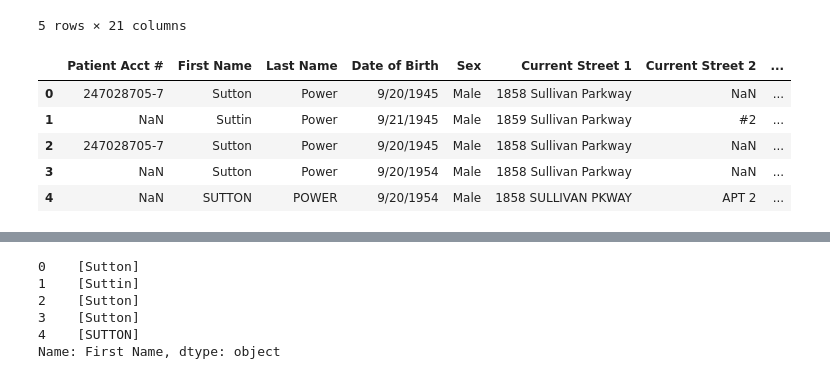
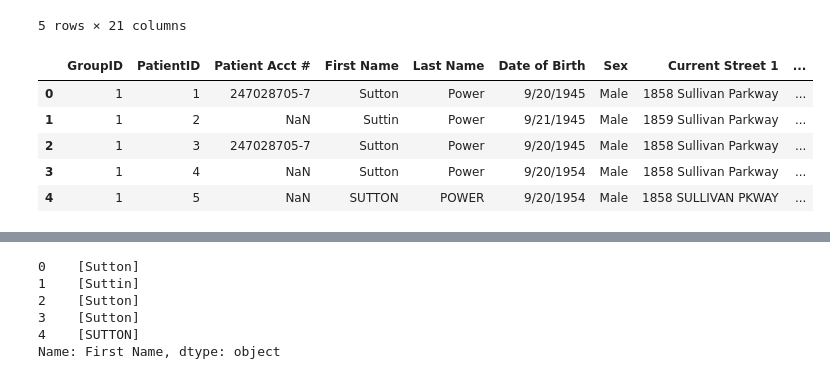
Before and after one commit to danieladea/patientMatching, a Jupyter notebook: patientMatching.ipynb, the cells around one changed output, grey strips where cells are left out. Saved outputs shown, nothing was run; the diff lists cells and outputs as text; code cells hidden in the pictures.

```diff
--- a/patientMatching.ipynb
+++ b/patientMatching.ipynb
@@ -12,15 +12,15 @@ patients.head()
 | 4 | 1 | 5 | NaN | SUTTON | NaN | POWER | 9/20/1954 | Male | ... |
 5 rows × 21 columns
 # %%
-cleanPatients = patients.drop(["GroupID", "MI"], axis =1)
+cleanPatients = patients.drop(["MI"], axis =1)
 cleanPatients.head()
 # %% [output]
-|  | Patient Acct # | First Name | Last Name | Date of Birth | Sex | Current Street 1 | Current Street 2 | ... |
-| 0 | 247028705-7 | Sutton | Power | 9/20/1945 | Male | 1858 Sullivan Parkway | NaN | ... |
-| 1 | NaN | Suttin | Power | 9/21/1945 | Male | 1859 Sullivan Parkway | #2 | ... |
-| 2 | 247028705-7 | Sutton | Power | 9/20/1945 | Male | 1858 Sullivan Parkway | NaN | ... |
-| 3 | NaN | Sutton | Power | 9/20/1954 | Male | 1858 Sullivan Parkway | NaN | ... |
-| 4 | NaN | SUTTON | POWER | 9/20/1954 | Male | 1858 SULLIVAN PKWAY | APT 2 | ... |
+|  | GroupID | PatientID | Patient Acct # | First Name | Last Name | Date of Birth | Sex | Current Street 1 | ... |
+| 0 | 1 | 1 | 247028705-7 | Sutton | Power | 9/20/1945 | Male | 1858 Sullivan Parkway | ... |
+| 1 | 1 | 2 | NaN | Suttin | Power | 9/21/1945 | Male | 1859 Sullivan Parkway | ... |
+| 2 | 1 | 3 | 247028705-7 | Sutton | Power | 9/20/1945 | Male | 1858 Sullivan Parkway | ... |
+| 3 | 1 | 4 | NaN | Sutton | Power | 9/20/1954 | Male | 1858 Sullivan Parkway | ... |
+| 4 | 1 | 5 | NaN | SUTTON | POWER | 9/20/1954 | Male | 1858 SULLIVAN PKWAY | ... |
 # %%
 def validateAcc(acc):
     if len(str(acc)) != 11:
```
Also changed, not shown: parts of 30 cells of this notebook.
